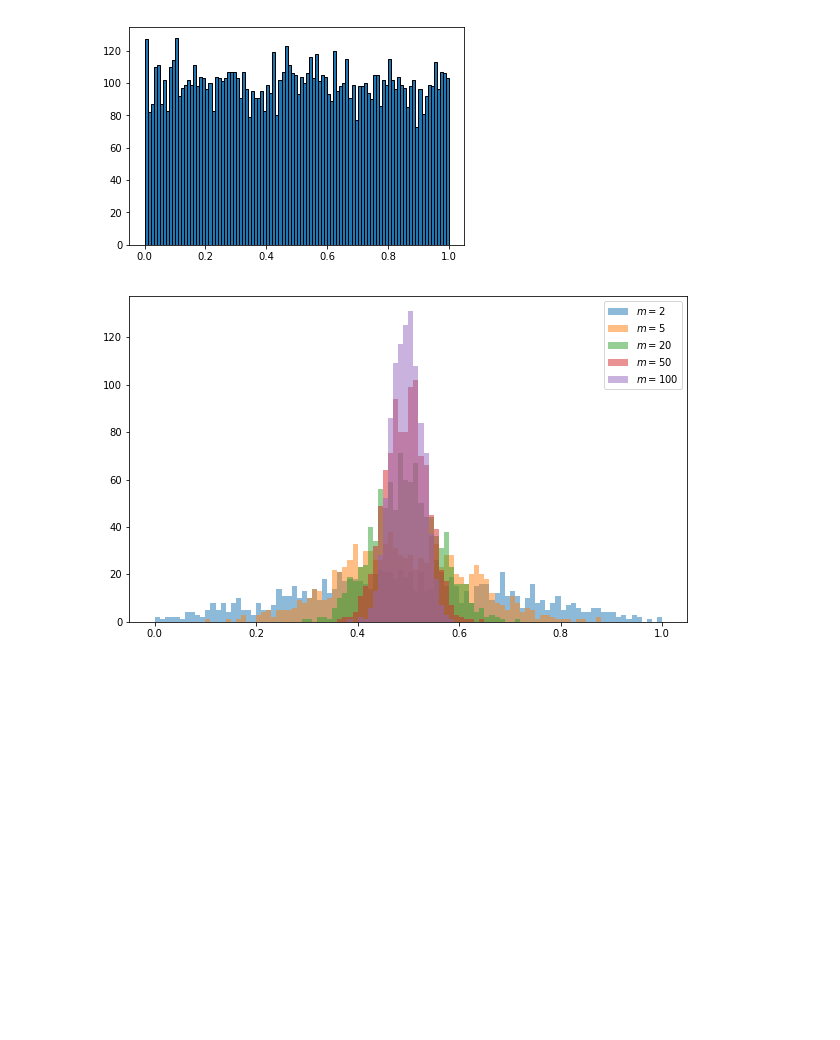
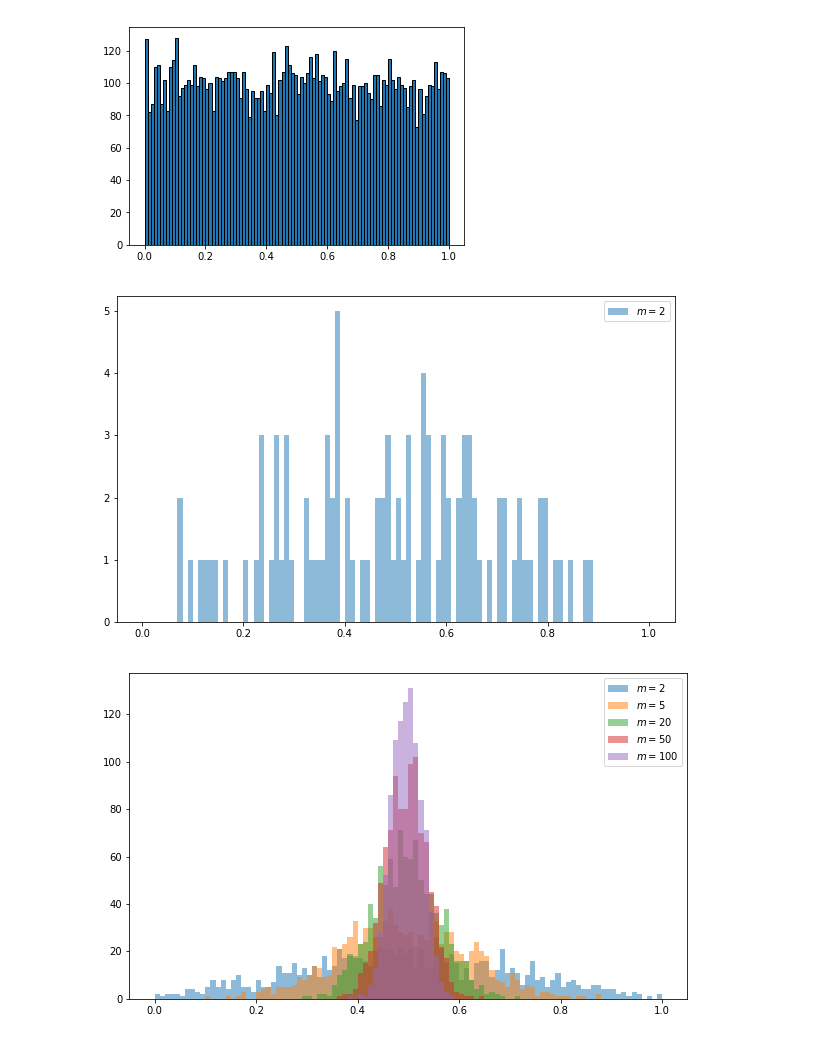
Before and after one commit to EASC-305/EASC-305-Spring-2020, a Jupyter notebook: Lec_Demos/04_Statisitcs/04_statistics_p1.ipynb, the cells around one changed output. Saved outputs shown, nothing was run; the diff lists cells and outputs as text; code cells hidden in the pictures; blank space fills up the shorter version.

```diff
--- a/Lec_Demos/04_Statisitcs/04_statistics_p1.ipynb
+++ b/Lec_Demos/04_Statisitcs/04_statistics_p1.ipynb
@@ -332,4 +341,30 @@ xrand = np.random.rand(10000,1)
 n, bins, patches = plt.hist(xrand,100,edgecolor='black')
 # %% [output]
 [figure]
+# %%
+# Calculate mean of distribution above repeatedly, using a prescribed number of samples
+
+np.random.seed(999)
+
+fig, ax = plt.subplots(figsize=(10,6))
+
+# Choose number of samples (Try 2,5,20,50,100)
+m  = 2
+
+x_mean_CLT = np.zeros(1000)
+
+# Calculate mean 1000 times from m random samples of the distribution
+for i in range(0,100):
+    # Random Sample index, make sure the are integers
+    sample_idx = np.ceil(xrand.shape[0]*np.random.rand(1,m)).astype(int)
+    # Calculate mean of random vector at our indexes
+    # (minus one, because python index starts at 0)
+    x_mean_CLT[i] = np.mean(xrand[sample_idx-1])
+
+# Plot a histogram
+# Make the plot slightly transparent to aid visualization
+ax.hist(x_mean_CLT,bins,alpha=0.5,label='$m = ${}'.format(m))
+ax.legend();
+# %% [output]
+[figure, added]
 # %%
```
Also changed, not shown: parts of 12 cells of this notebook, 10 other files.
